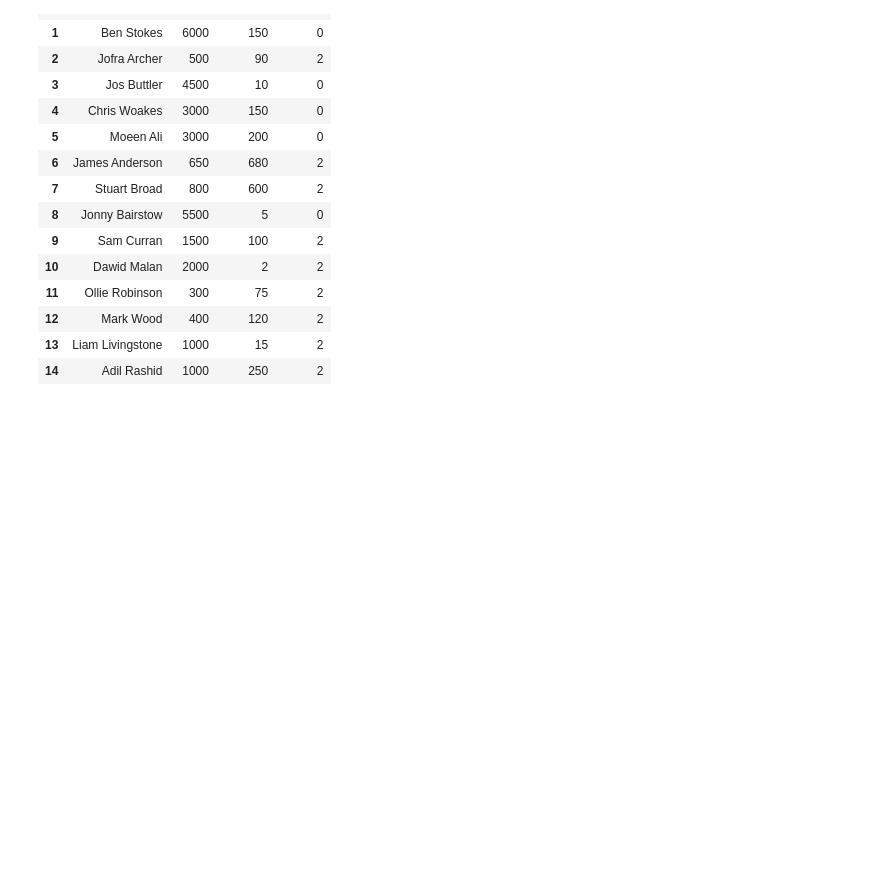
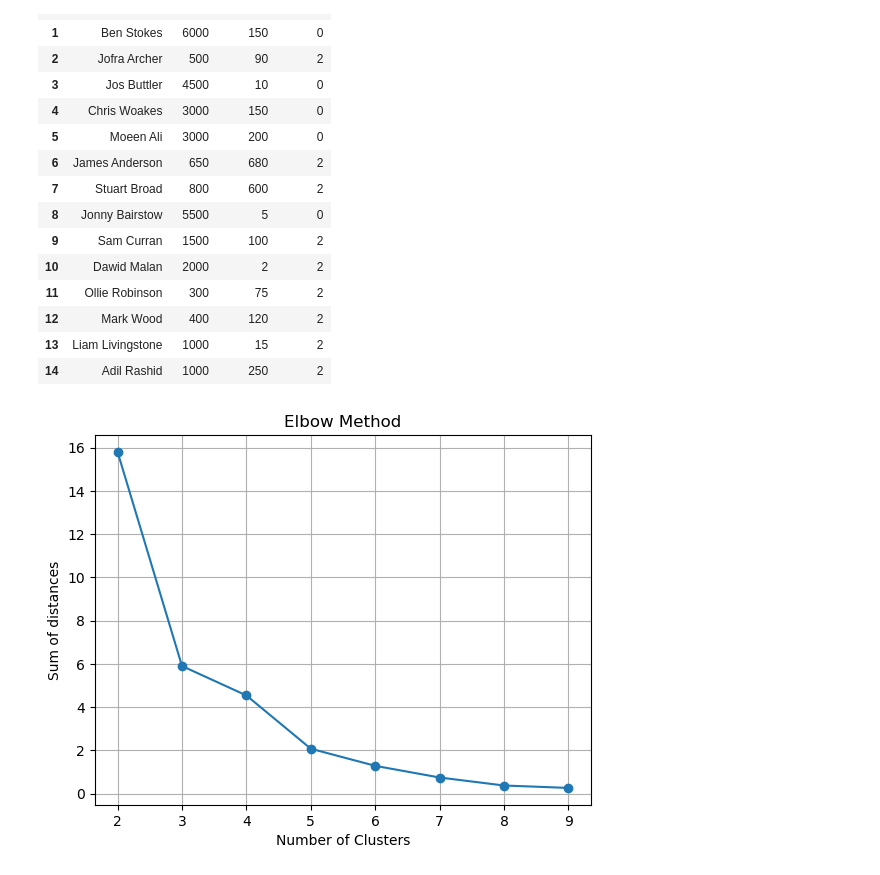
Before and after one commit to Samyak2605/MLDLAI, a Jupyter notebook: KMeans/KMeans.ipynb, the cells around one changed output. Saved outputs shown, nothing was run; the diff lists cells and outputs as text; code cells hidden in the pictures; blank space fills up the shorter version.

Commit message:
Elbow Method using WCSS

```diff
--- a/KMeans/KMeans.ipynb
+++ b/KMeans/KMeans.ipynb
@@ -68,3 +68,19 @@ df
 # %%
 scaler = StandardScaler()
 X_scaled = scaler.fit_transform(df[['Runs', 'Wickets']])
+# %%
+wcss = []
+for cluster in range(2, 10):
+    kmeans = KMeans(n_clusters=cluster)
+    kmeans.fit(X_scaled)
+    wcss.append(kmeans.inertia_)
+
+K = range(2, 10)
+plt.plot(K, wcss, marker='o')
+plt.xlabel('Number of Clusters')
+plt.ylabel('Sum of distances')
+plt.title('Elbow Method')
+plt.grid(True)
+plt.show()
+# %% [output]
+[figure, added]
```
